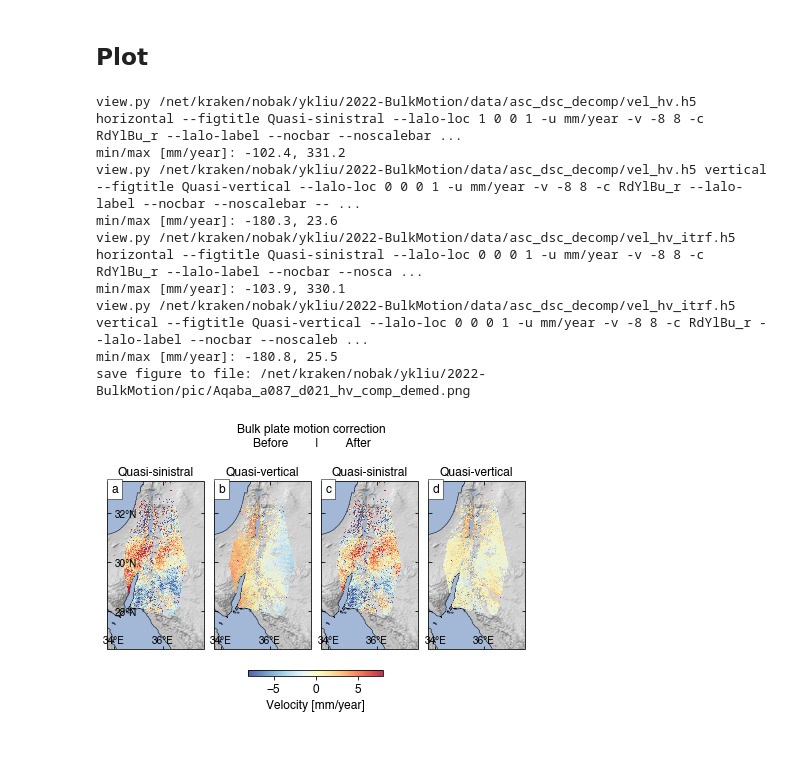
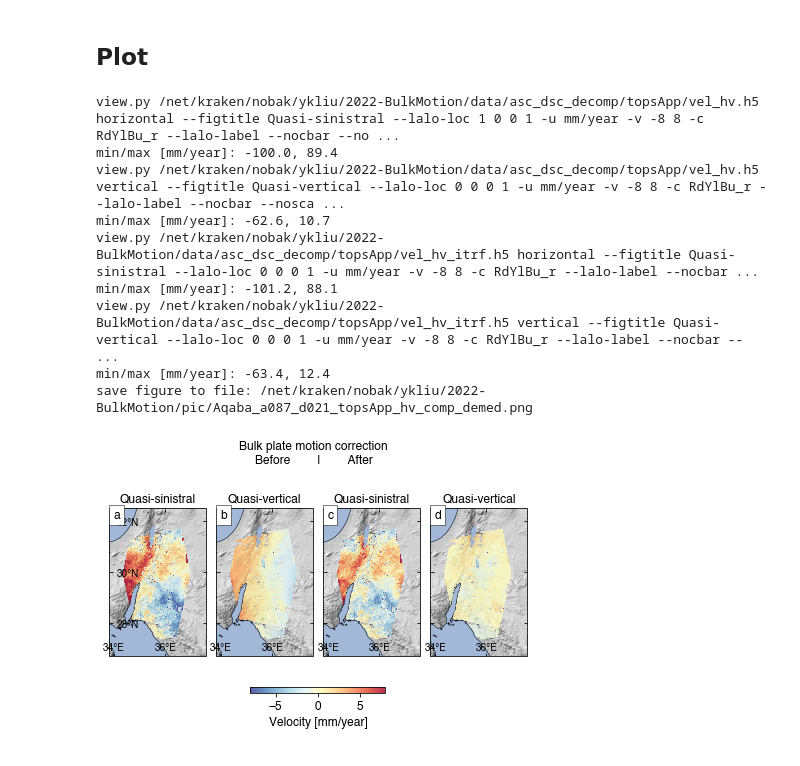
Before and after one commit to yuankailiu/2022-BulkMotion, a Jupyter notebook: notebooks/FigS_asc_dsc2hv_aqaba.ipynb, the cells around one changed output. Saved outputs shown, nothing was run; the diff lists cells and outputs as text; code cells hidden in the pictures.

Commit message:
plotting updates

```diff
--- a/notebooks/FigS_asc_dsc2hv_aqaba.ipynb
+++ b/notebooks/FigS_asc_dsc2hv_aqaba.ipynb
@@ -39,14 +38,16 @@ Left-lateral motion azimuth from north 164.91 (deg; anticlockwise is positive)
 # %% [markdown]
 ## Run decomposition
 # %%
-re_generate = True
+data_dir = os.path.join(work_dir, 'data/asc_dsc_decomp/topsApp')
+
+re_generate = False
 if re_generate:
     os.chdir(data_dir)
     # masking input velocity
-    #!mask.py Aqaba_a087_vel.h5        -m Aqaba_a087_msk.h5 -o Aqaba_a087_vel.h5
-    #!mask.py Aqaba_a087_vel_bmCorr.h5 -m Aqaba_a087_msk.h5 -o Aqaba_a087_vel_bmCorr.h5
-    #!mask.py Aqaba_d021_vel.h5        -m Aqaba_d021_msk.h5 -o Aqaba_d021_vel.h5
-    #!mask.py Aqaba_d021_vel_bmCorr.h5 -m Aqaba_d021_msk.h5 -o Aqaba_d021_vel_bmCorr.h5
+    !mask.py Aqaba_a087_vel.h5        -m Aqaba_a087_msk.h5 -o Aqaba_a087_vel.h5
+    !mask.py Aqaba_a087_vel_bmCorr.h5 -m Aqaba_a087_msk.h5 -o Aqaba_a087_vel_bmCorr.h5
+    !mask.py Aqaba_d021_vel.h5        -m Aqaba_d021_msk.h5 -o Aqaba_d021_vel.h5
+    !mask.py Aqaba_d021_vel_bmCorr.h5 -m Aqaba_d021_msk.h5 -o Aqaba_d021_vel_bmCorr.h5
 
     # decomposition
     !asc_desc2horz_vert.py Aqaba_a087_vel.h5        Aqaba_d021_vel.h5        -d velocity --az $az -g Aqaba_a087_Geo.h5 Aqaba_d021_Geo.h5 --oo vel_hv.h5
@@ -124,41 +107,41 @@ cmd_base += ' --noreference '
 subplot_kw = dict(projection=ccrs.PlateCarree())
 fig, axs = plt.subplots(figsize=[7.5, 4.5], nrows=1, ncols=4, subplot_kw=subplot_kw)
 for ax, dset_str in zip(axs, dset_strs):
     data, atr, inps = view.prep_slice(dset_str + cmd_base)
     data -= np.nanmedian(data)
     ax, inps, im, cbar = view.plot_slice(ax, data, atr, inps)
     ax.add_feature(cfeature.OCEAN, zorder=.5, alpha=.7)
     ax.add_feature(cfeature.LAKES, zorder=.5, alpha=.7)
     print(f'min/max [mm/year]: {np.nanmin(data):.1f}, {np.nanmax(data):.1f}')
 fig.subplots_adjust(wspace=0.1)
 
 # common titles
 msg =    'Bulk plate motion correction'
 msg += '\nBefore        |        After'
 fig.suptitle(msg, x=0.504, y=0.94, fontsize=12)
 # subplot index
 for ax, num in zip(axs, ['a', 'b', 'c', 'd']):
     ax.annotate(num, xy=(0.043, 0.932), xycoords='axes fraction', bbox=dict(facecolor='w', edgecolor='k', lw=0.5))
 
 # colorbar
 cax = fig.add_axes([0.387, 0.16, 0.25, 0.02])
 cbar = fig.colorbar(im, cax=cax, orientation='horizontal')
 clabel = 'Velocity [mm/year]\n'
 cbar.set_label(clabel)
 
 # output
-out_fig = os.path.join(pic_dir, 'Aqaba_a087_d021_hv_comp_demed.png')
+out_fig = os.path.join(pic_dir, 'Aqaba_a087_d021_topsApp_hv_comp_demed.png')
 print('save figure to file:', out_fig)
 fig.savefig(out_fig, bbox_inches='tight', transparent=True, dpi=600)
 plt.show()
 # %% [output]
-view.py /net/kraken/nobak/ykliu/2022-BulkMotion/data/asc_dsc_decomp/vel_hv.h5 horizontal --figtitle Quasi-sinistral --lalo-loc 1 0 0 1 -u mm/year -v -8 8 -c RdYlBu_r --lalo-label --nocbar --noscalebar ...
-min/max [mm/year]: -102.4, 331.2
-view.py /net/kraken/nobak/ykliu/2022-BulkMotion/data/asc_dsc_decomp/vel_hv.h5 vertical --figtitle Quasi-vertical --lalo-loc 0 0 0 1 -u mm/year -v -8 8 -c RdYlBu_r --lalo-label --nocbar --noscalebar -- ...
-min/max [mm/year]: -180.3, 23.6
-view.py /net/kraken/nobak/ykliu/2022-BulkMotion/data/asc_dsc_decomp/vel_hv_itrf.h5 horizontal --figtitle Quasi-sinistral --lalo-loc 0 0 0 1 -u mm/year -v -8 8 -c RdYlBu_r --lalo-label --nocbar --nosca ...
-min/max [mm/year]: -103.9, 330.1
-view.py /net/kraken/nobak/ykliu/2022-BulkMotion/data/asc_dsc_decomp/vel_hv_itrf.h5 vertical --figtitle Quasi-vertical --lalo-loc 0 0 0 1 -u mm/year -v -8 8 -c RdYlBu_r --lalo-label --nocbar --noscaleb ...
-min/max [mm/year]: -180.8, 25.5
-save figure to file: /net/kraken/nobak/ykliu/2022-BulkMotion/pic/Aqaba_a087_d021_hv_comp_demed.png
+view.py /net/kraken/nobak/ykliu/2022-BulkMotion/data/asc_dsc_decomp/topsApp/vel_hv.h5 horizontal --figtitle Quasi-sinistral --lalo-loc 1 0 0 1 -u mm/year -v -8 8 -c RdYlBu_r --lalo-label --nocbar --no ...
+min/max [mm/year]: -100.0, 89.4
+view.py /net/kraken/nobak/ykliu/2022-BulkMotion/data/asc_dsc_decomp/topsApp/vel_hv.h5 vertical --figtitle Quasi-vertical --lalo-loc 0 0 0 1 -u mm/year -v -8 8 -c RdYlBu_r --lalo-label --nocbar --nosca ...
+min/max [mm/year]: -62.6, 10.7
+view.py /net/kraken/nobak/ykliu/2022-BulkMotion/data/asc_dsc_decomp/topsApp/vel_hv_itrf.h5 horizontal --figtitle Quasi-sinistral --lalo-loc 0 0 0 1 -u mm/year -v -8 8 -c RdYlBu_r --lalo-label --nocbar ...
+min/max [mm/year]: -101.2, 88.1
+view.py /net/kraken/nobak/ykliu/2022-BulkMotion/data/asc_dsc_decomp/topsApp/vel_hv_itrf.h5 vertical --figtitle Quasi-vertical --lalo-loc 0 0 0 1 -u mm/year -v -8 8 -c RdYlBu_r --lalo-label --nocbar -- ...
+min/max [mm/year]: -63.4, 12.4
+save figure to file: /net/kraken/nobak/ykliu/2022-BulkMotion/pic/Aqaba_a087_d021_topsApp_hv_comp_demed.png
-[figure, old version]
+[figure, new version]
```
Also changed, not shown: parts of 3 cells of this notebook, 1 other file.
